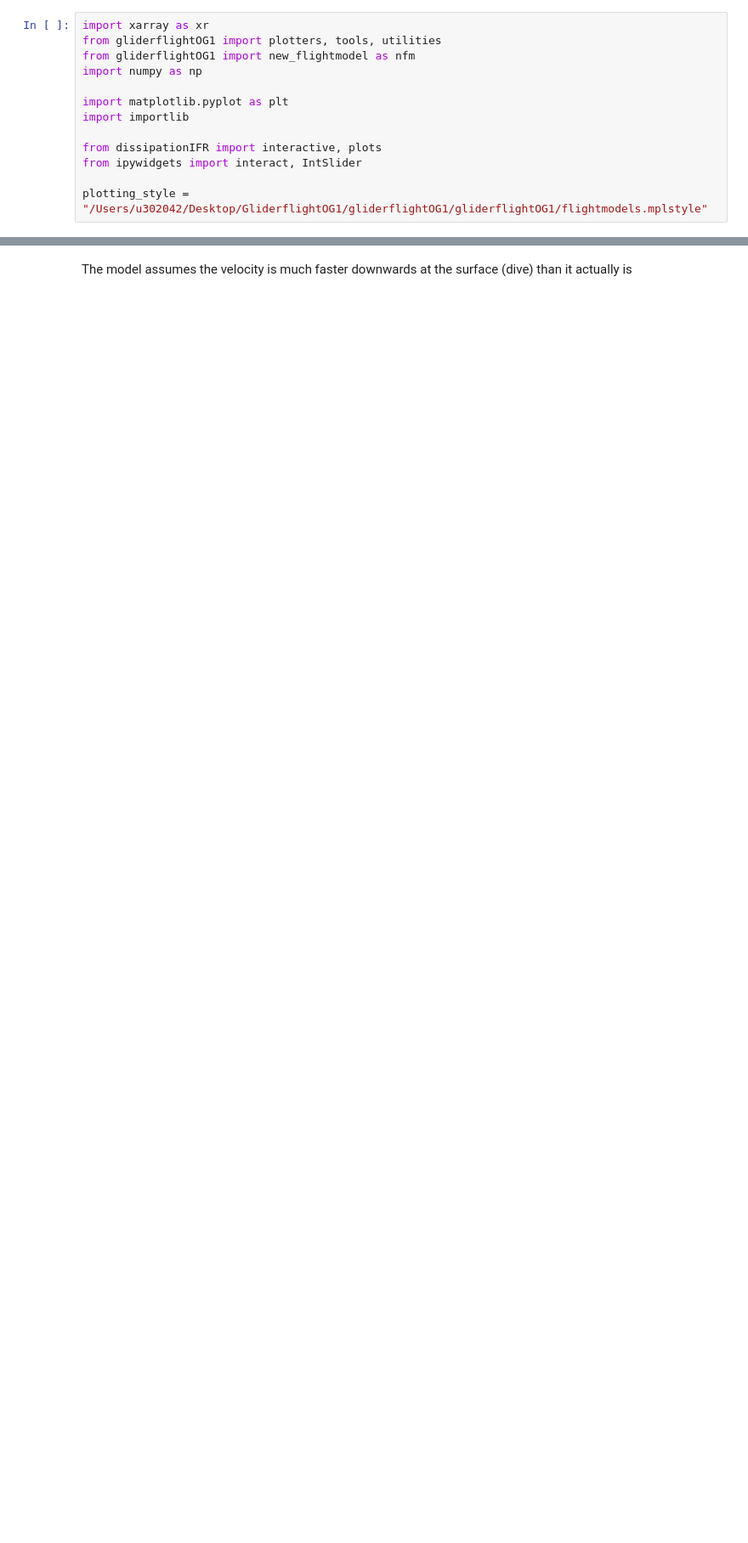
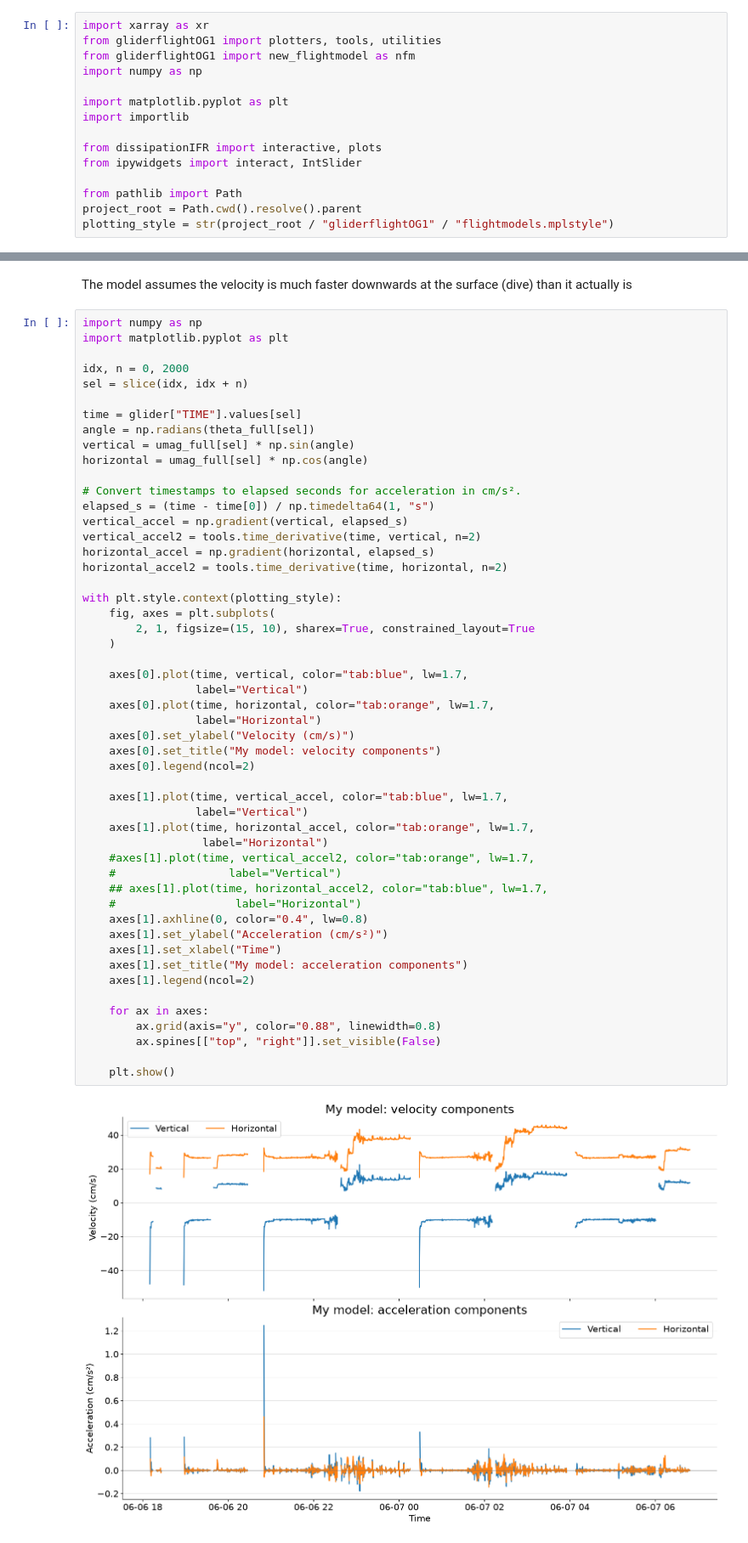
Before and after one commit to ocean-uhh/gliderflightOG1, a Jupyter notebook: notebooks/demo_newfm.ipynb, the cells around one changed output, grey strips where cells are left out. Shown at 85% size. Drawn from its saved outputs; the diff is of its cells as text; blank space fills up the shorter version.

Commit message:
Demo notebook for steady flight model created

```diff
--- a/notebooks/demo_newfm.ipynb
+++ b/notebooks/demo_newfm.ipynb
@@ -10,7 +10,9 @@ import importlib
 from dissipationIFR import interactive, plots
 from ipywidgets import interact, IntSlider
 
-plotting_style = "/Users/u302042/Desktop/GliderflightOG1/gliderflightOG1/gliderflightOG1/flightmodels.mplstyle"
+from pathlib import Path
+project_root = Path.cwd().resolve().parent
+plotting_style = str(project_root / "gliderflightOG1" / "flightmodels.mplstyle")
 # %%
 def calc_w_meas(glider):
     msk_hyd = ~np.isnan(glider["DEPTH"])
@@ -515,3 +523,56 @@ save_path = "/Users/u302042/Desktop/Research_diary/Figures/Flightmodel/"
 [figure]
 # %% [markdown]
 The model assumes the velocity is much faster downwards at the surface (dive) than it actually is
+# %%
+import numpy as np
+import matplotlib.pyplot as plt
+
+idx, n = 0, 2000
+sel = slice(idx, idx + n)
+
+time = glider["TIME"].values[sel]
+angle = np.radians(theta_full[sel])
+vertical = umag_full[sel] * np.sin(angle)
+horizontal = umag_full[sel] * np.cos(angle)
+
+# Convert timestamps to elapsed seconds for acceleration in cm/s².
+elapsed_s = (time - time[0]) / np.timedelta64(1, "s")
+vertical_accel = np.gradient(vertical, elapsed_s)
+vertical_accel2 = tools.time_derivative(time, vertical, n=2)
+horizontal_accel = np.gradient(horizontal, elapsed_s)
+horizontal_accel2 = tools.time_derivative(time, horizontal, n=2)
+
+with plt.style.context(plotting_style):
+    fig, axes = plt.subplots(
+        2, 1, figsize=(15, 10), sharex=True, constrained_layout=True
+    )
+
+    axes[0].plot(time, vertical, color="tab:blue", lw=1.7,
+                 label="Vertical")
+    axes[0].plot(time, horizontal, color="tab:orange", lw=1.7,
+                 label="Horizontal")
+    axes[0].set_ylabel("Velocity (cm/s)")
+    axes[0].set_title("My model: velocity components")
+    axes[0].legend(ncol=2)
+
+    axes[1].plot(time, vertical_accel, color="tab:blue", lw=1.7,
+                 label="Vertical")
+    axes[1].plot(time, horizontal_accel, color="tab:orange", lw=1.7,
+                  label="Horizontal")
+    #axes[1].plot(time, vertical_accel2, color="tab:orange", lw=1.7,
+    #                 label="Vertical")
+    ## axes[1].plot(time, horizontal_accel2, color="tab:blue", lw=1.7,
+    #                  label="Horizontal")
+    axes[1].axhline(0, color="0.4", lw=0.8)
+    axes[1].set_ylabel("Acceleration (cm/s²)")
+    axes[1].set_xlabel("Time")
+    axes[1].set_title("My model: acceleration components")
+    axes[1].legend(ncol=2)
+
+    for ax in axes:
+        ax.grid(axis="y", color="0.88", linewidth=0.8)
+        ax.spines[["top", "right"]].set_visible(False)
+
+    plt.show()
+# %% [output]
+[figure, added]
```
Also changed, not shown: parts of 1 cell of this notebook, 1 other file.
